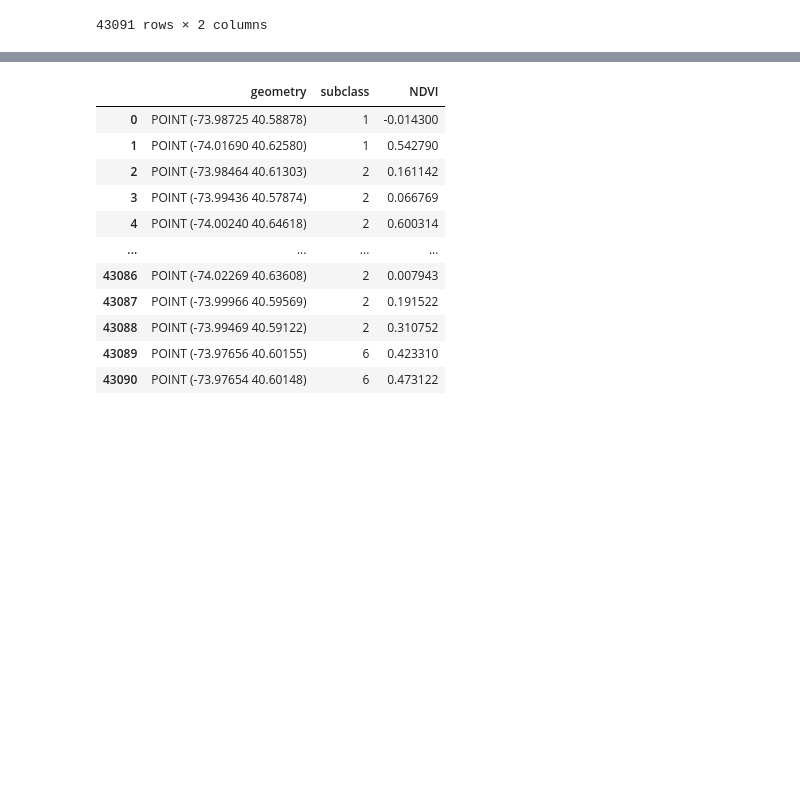
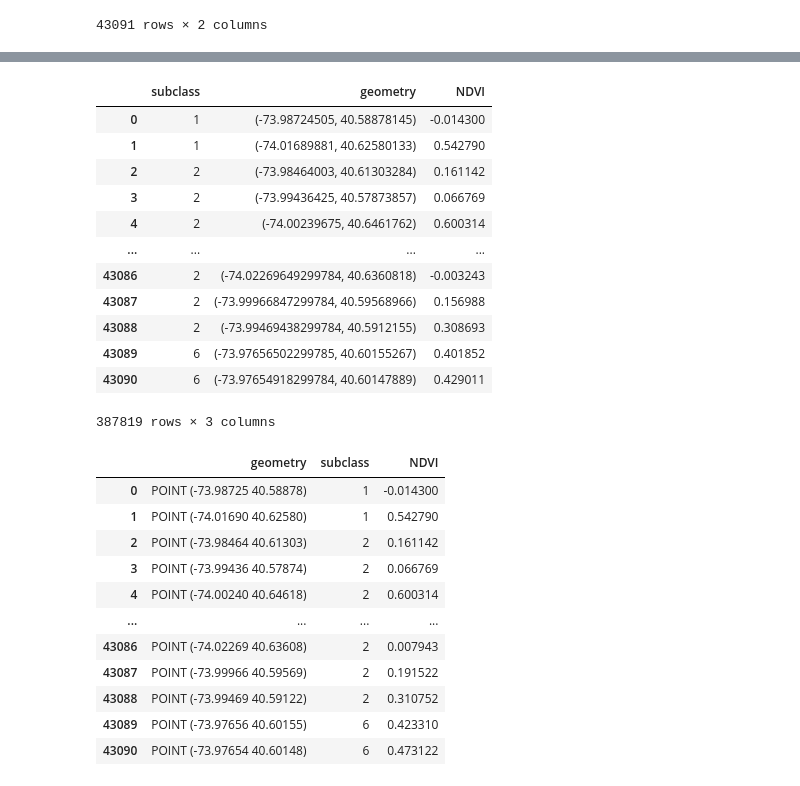
Before and after one commit to haenol/sprout, a Jupyter notebook: data_sampling_def.ipynb, the cells around one changed output, grey strips where cells are left out. Cells and saved outputs as stored; diff of their text form; code cells hidden in the pictures; blank space fills up the shorter version.

Commit message:
Building training data - first concat, later sampling -ver0.1

```diff
--- a/data_sampling_def.ipynb
+++ b/data_sampling_def.ipynb
@@ -172,7 +200,7 @@ coord_list6= [(x,y-HEIGHT) for x,y in zip(brleft['geometry'].x , brleft['geometr
 coord_list7= [(x-WIDTH,y-HEIGHT) for x,y in zip(brleft['geometry'].x , brleft['geometry'].y)]
 coord_list8= [(x-WIDTH,y) for x,y in zip(brleft['geometry'].x , brleft['geometry'].y)]
 coord_list = [coord_list0, coord_list1, coord_list2, coord_list3, coord_list4, coord_list5, coord_list6, coord_list7, coord_list8]
-
-# tree point를 넣은 변수 생성
-for i in range(9):
-    globals()[f'brleft{i}'] = brleft
+# %%
+# tp에서 기존 geometry 열을 제거 후 복붙
+brleft.drop(['geometry'], axis=1, inplace=True)
+brleft
@@ -178,0 +209,3 @@ for i in range(9):
+# %%
+brleft = pd.concat([brleft, brleft, brleft, brleft, brleft, brleft, brleft, brleft, brleft], axis=0)
+brleft
@@ -178,0 +226,4 @@ for i in range(9):
+# %%
+# 3by3에 대한 geometry를 dataframe에 column으로 추가
+brleft['geometry'] = coord_list[0] + coord_list[1] + coord_list[2] + coord_list[3] + coord_list[4] + coord_list[5] + coord_list[6] + coord_list[7] + coord_list[8]
+brleft
@@ -179,3 +244,23 @@ for i in range(9):
+# %%
+# 해당 dataframe으로 포인트 샘플링 실행
+for i in range(9):
+    brleft[Path(NDVIbrleft_file).stem] = [x for x in NDVIbrleft_src.sample(brleft['geometry'])] # 포인트 샘플링
+    brleft[Path(NDVIbrleft_file).stem] = brleft[Path(NDVIbrleft_file).stem].astype('float64') # NDVI 값을 float으로 바꿈
+brleft
+# %% [output]
+|  | subclass | geometry | NDVI |
+| 0 | 1 | (-73.98724505, 40.58878145) | -0.014300 |
+| 1 | 1 | (-74.01689881, 40.62580133) | 0.542790 |
+| 2 | 2 | (-73.98464003, 40.61303284) | 0.161142 |
+| 3 | 2 | (-73.99436425, 40.57873857) | 0.066769 |
+| 4 | 2 | (-74.00239675, 40.6461762) | 0.600314 |
+| ... | ... | ... | ... |
+| 43086 | 2 | (-74.02269649299784, 40.6360818) | -0.003243 |
+| 43087 | 2 | (-73.99966847299784, 40.59568966) | 0.156988 |
+| 43088 | 2 | (-73.99469438299784, 40.5912155) | 0.308693 |
+| 43089 | 6 | (-73.97656502299785, 40.60155267) | 0.401852 |
+| 43090 | 6 | (-73.97654918299784, 40.60147889) | 0.429011 |
+387819 rows × 3 columns
 # %%
 brleft0[Path(NDVIbrleft_file).stem] = [x for x in NDVIbrleft_src.sample(coord_list[0])] # 포인트 샘플링
 brleft0[Path(NDVIbrleft_file).stem] = brleft0[Path(NDVIbrleft_file).stem].astype('float64')
```
Also changed, not shown: parts of 6 cells of this notebook.
